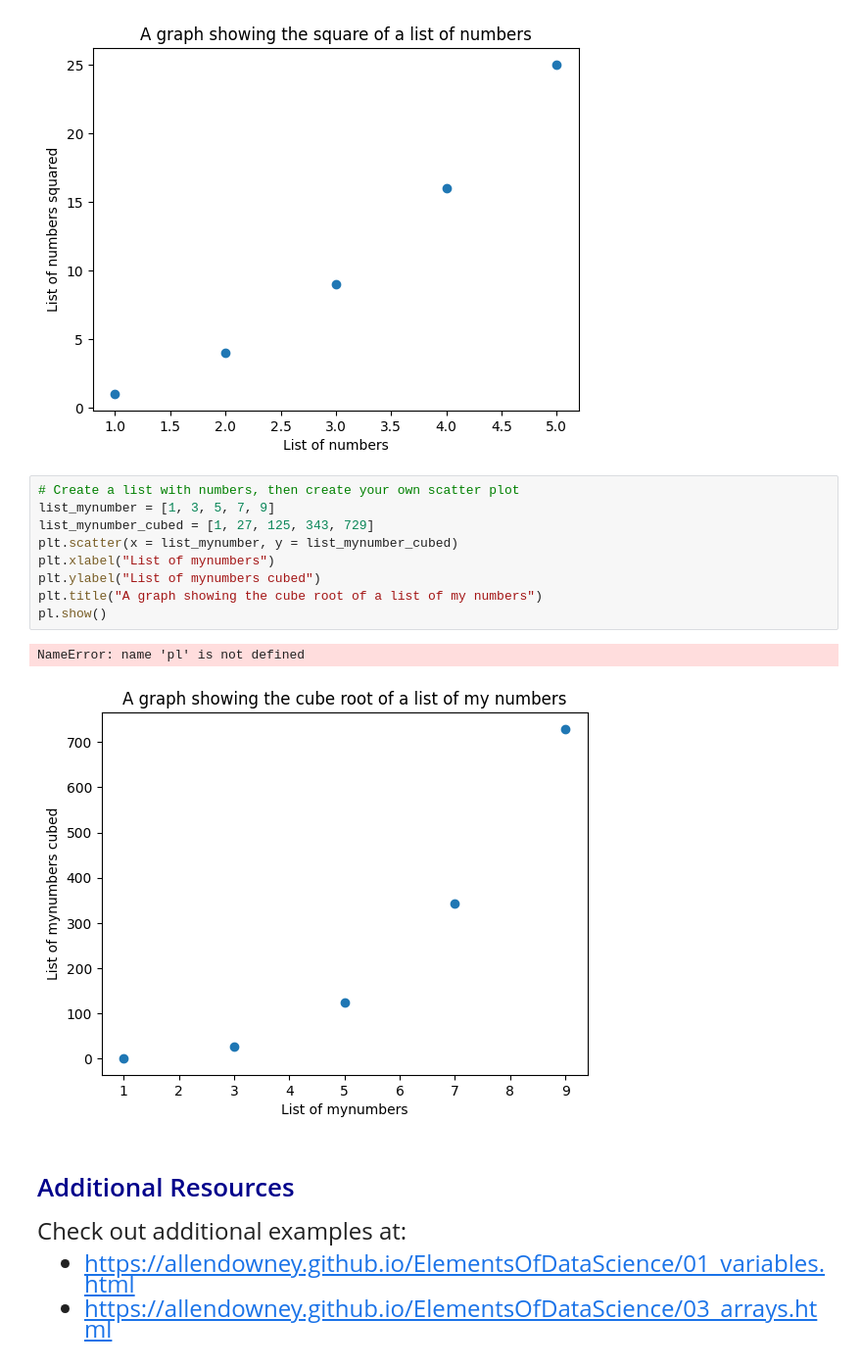
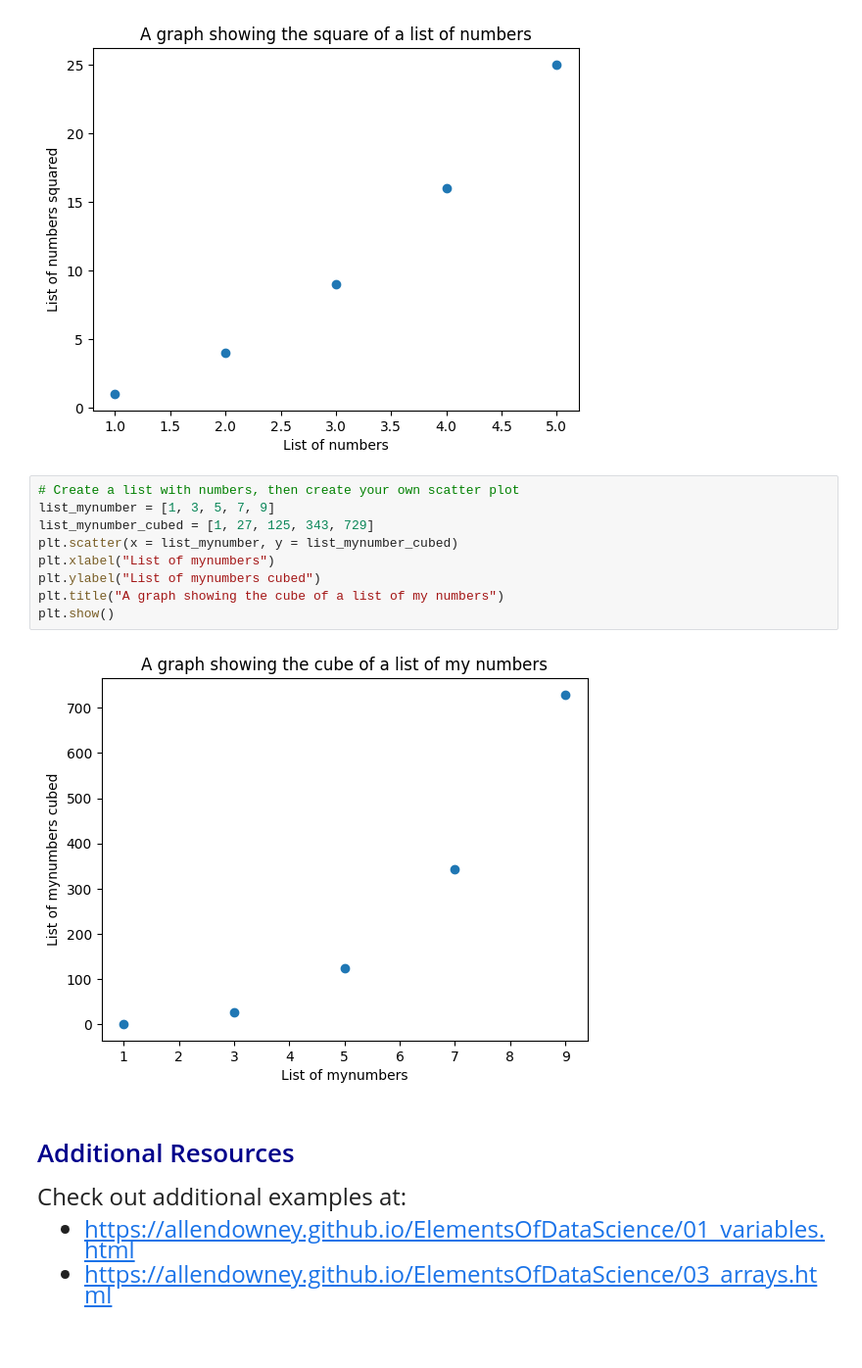
Before and after one commit to j-suave/emoryqtm151, a Jupyter notebook: Lecture 02/Lecture 2.ipynb, the cells around one changed output. Shown: that part at 98% size. Drawn from its saved outputs; the diff is of its cells as text.

```diff
--- a/Lecture 02/Lecture 2.ipynb
+++ b/Lecture 02/Lecture 2.ipynb
@@ -225,15 +223,14 @@ plt.show()
 # %%
 # Create a list with numbers, then create your own scatter plot
 list_mynumber = [1, 3, 5, 7, 9]
 list_mynumber_cubed = [1, 27, 125, 343, 729]
 plt.scatter(x = list_mynumber, y = list_mynumber_cubed)
 plt.xlabel("List of mynumbers")
 plt.ylabel("List of mynumbers cubed")
-plt.title("A graph showing the cube root of a list of my numbers")
-pl.show()
+plt.title("A graph showing the cube of a list of my numbers")
+plt.show()
 # %% [output]
-NameError: name 'pl' is not defined
-[figure, old version]
+[figure, new version]
 # %% [markdown]
 # <span style="color:darkblue"> Additional Resources </span>
 
```
Also changed, not shown: parts of 1 cell of this notebook, 8 other files.
